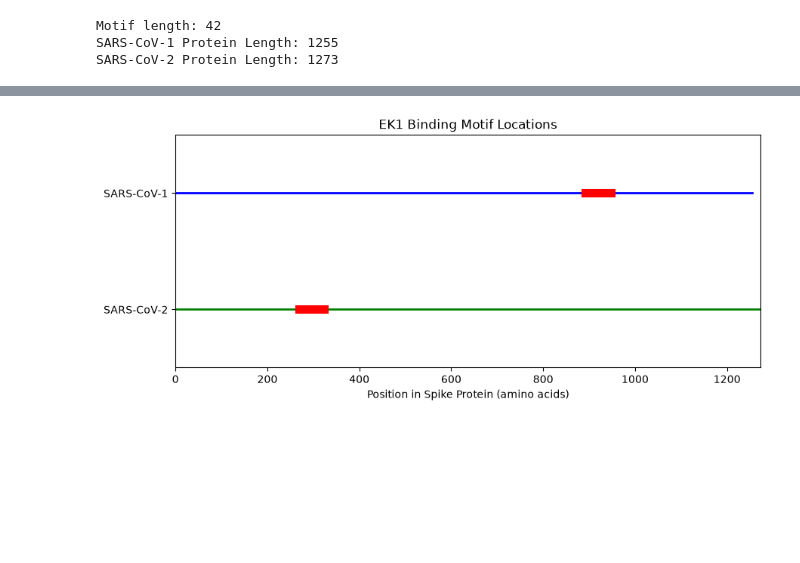
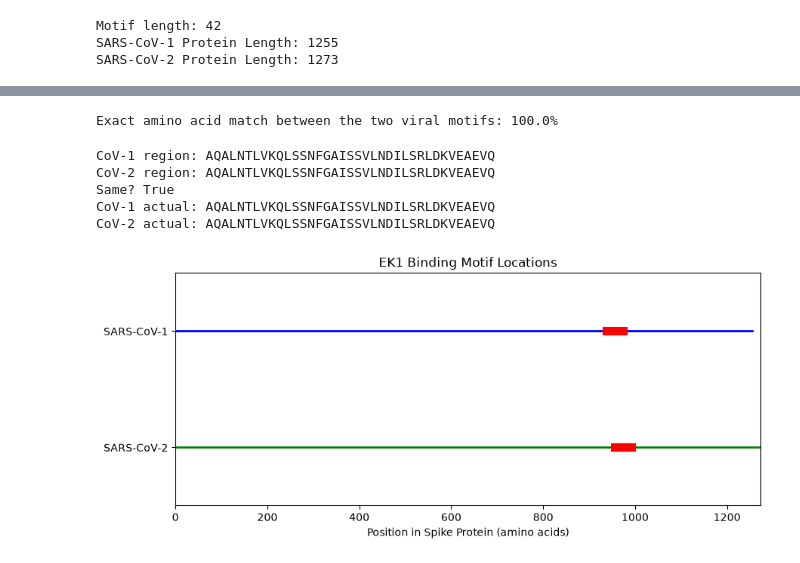
Before and after one commit to SuperHeroDXJ/assign_gene_func, a Jupyter notebook: gene_func_workbook.ipynb, the cells around one changed output, grey strips where cells are left out. Cells and saved outputs as stored; diff of their text form; code cells hidden in the pictures; blank space fills up the shorter version.

```diff
--- a/gene_func_workbook.ipynb
+++ b/gene_func_workbook.ipynb
@@ -452,15 +453,13 @@ SARS-CoV-1 Protein Length: 1255
 SARS-CoV-2 Protein Length: 1273
 # %%
 def ek1_scoring(aa, motif_char):
-    if aa == '-' or motif_char == '-':
-        return -1000
-
     aa_type = aa_to_type.get(aa, 'unknown')
-
     if aa_type == motif_char:
         if motif_char == 'h':
-            return 10
+            return 20
+        elif motif_char == 'p':
+            return 3
         else:
-            return 5
+            return 3
     else:
-        return -5
+        return -10
@@ -496,0 +466,18 @@ Type Match Percentage: 34.5%
+# %%
+aligned1_cov1, aligned2_cov1, score_cov1 = local_alignment(
+    sars_cov1_protein, motif, ek1_scoring, gap_penalty=-1000
+)
+aligned1_cov2, aligned2_cov2, score_cov2 = local_alignment(
+    sars_cov2_protein, motif, ek1_scoring, gap_penalty=-1000
+)
+
+def extract_region_and_start(aligned_virus, original_protein):
+    region = aligned_virus.replace("-", "")
+    start = original_protein.find(region)
+    return region, start
+
+seq_cov1_region, start_cov1 = extract_region_and_start(aligned1_cov1, sars_cov1_protein)
+seq_cov2_region, start_cov2 = extract_region_and_start(aligned1_cov2, sars_cov2_protein)
+
+print(f"SARS-CoV-1 Best Score: {score_cov1}, Start: {start_cov1}, Length: {len(seq_cov1_region)}")
+print(f"SARS-CoV-2 Best Score: {score_cov2}, Start: {start_cov2}, Length: {len(seq_cov2_region)}")
@@ -497,23 +506,43 @@ Type Match Percentage: 34.5%
+# %%
+def simple_score(a, b):
+    return 1 if a == b else -1
+
+al1, al2, _ = global_alignment(seq_cov1_region, seq_cov2_region, simple_score)
+matches_exact = sum(1 for a, b in zip(al1, al2) if a == b and a != '-')
+total_exact = sum(1 for a, b in zip(al1, al2) if a != '-' and b != '-')
+percent_exact = matches_exact / total_exact * 100 if total_exact > 0 else 0
+print(f"Exact amino acid match between the two viral motifs: {percent_exact:.1f}%")
+# %% [output]
+Exact amino acid match between the two viral motifs: 100.0%
+# %%
+print("CoV-1 region:", seq_cov1_region)
+print("CoV-2 region:", seq_cov2_region)
+print("Same?", seq_cov1_region == seq_cov2_region)
+print("CoV-1 actual:", sars_cov1_protein[937:937+37])
+print("CoV-2 actual:", sars_cov2_protein[955:955+37])
+# %% [output]
+CoV-1 region: AQALNTLVKQLSSNFGAISSVLNDILSRLDKVEAEVQ
+CoV-2 region: AQALNTLVKQLSSNFGAISSVLNDILSRLDKVEAEVQ
+Same? True
+CoV-1 actual: AQALNTLVKQLSSNFGAISSVLNDILSRLDKVEAEVQ
+CoV-2 actual: AQALNTLVKQLSSNFGAISSVLNDILSRLDKVEAEVQ
 # %%
 fig, ax = plt.subplots(figsize=(10, 4))
 
-len_cov1 = len(sars_cov1_protein)
-len_cov2 = len(sars_cov2_protein)
-
-ax.plot([0, len_cov1], [1, 1], color='blue', linewidth=2)
+ax.plot([0, len(sars_cov1_protein)], [1, 1], color='blue', linewidth=2)
 ax.plot([start_cov1, start_cov1 + len(seq_cov1_region)], [1, 1], color='red', linewidth=8)
 
-ax.plot([0, len_cov2], [0, 0], color='green', linewidth=2)
+ax.plot([0, len(sars_cov2_protein)], [0, 0], color='green', linewidth=2)
 ax.plot([start_cov2, start_cov2 + len(seq_cov2_region)], [0, 0], color='red', linewidth=8)
 
 ax.set_yticks([0, 1])
 ax.set_yticklabels(['SARS-CoV-2', 'SARS-CoV-1'])
 ax.set_xlabel('Position in Spike Protein (amino acids)')
 ax.set_title('EK1 Binding Motif Locations')
-ax.set_xlim(0, max(len_cov1, len_cov2))
+ax.set_xlim(0, max(len(sars_cov1_protein), len(sars_cov2_protein)))
 ax.set_ylim(-0.5, 1.5)
 
 plt.savefig('problem-bonus.png')
 plt.show()
 # %% [output]
-[figure, old version]
+[figure, new version]
```
Also changed, not shown: parts of 12 cells of this notebook, 2 other files.
